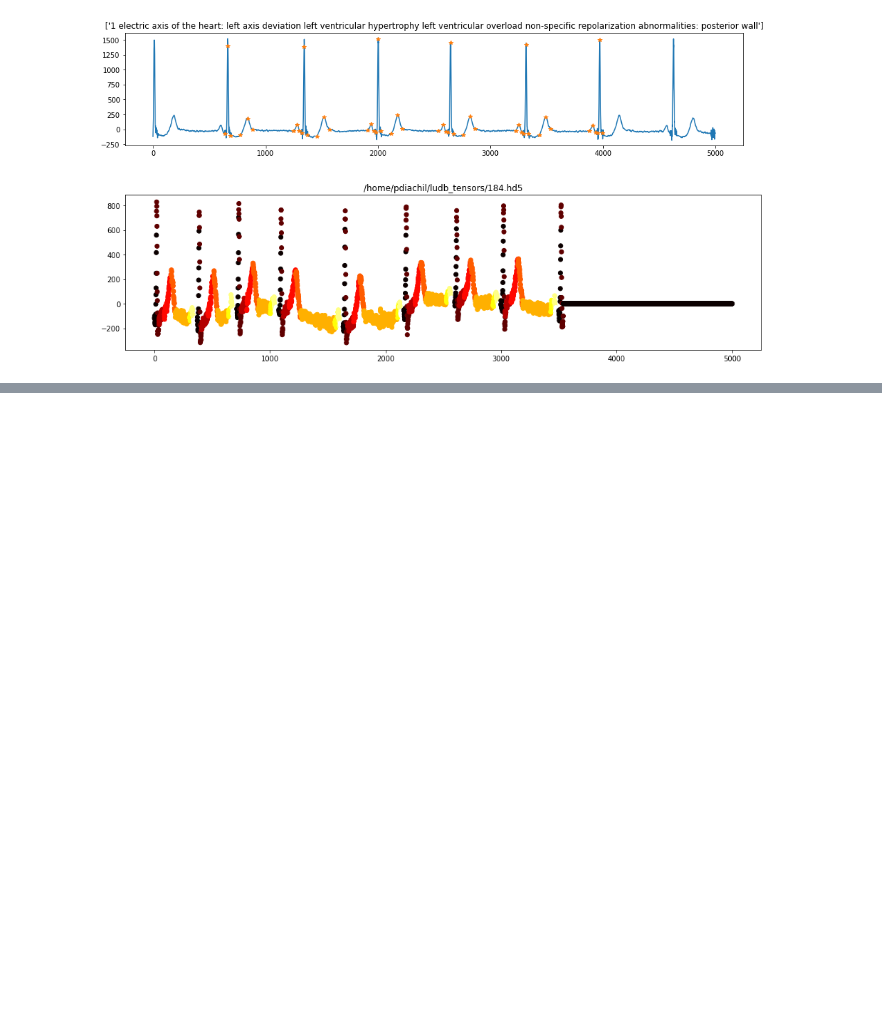
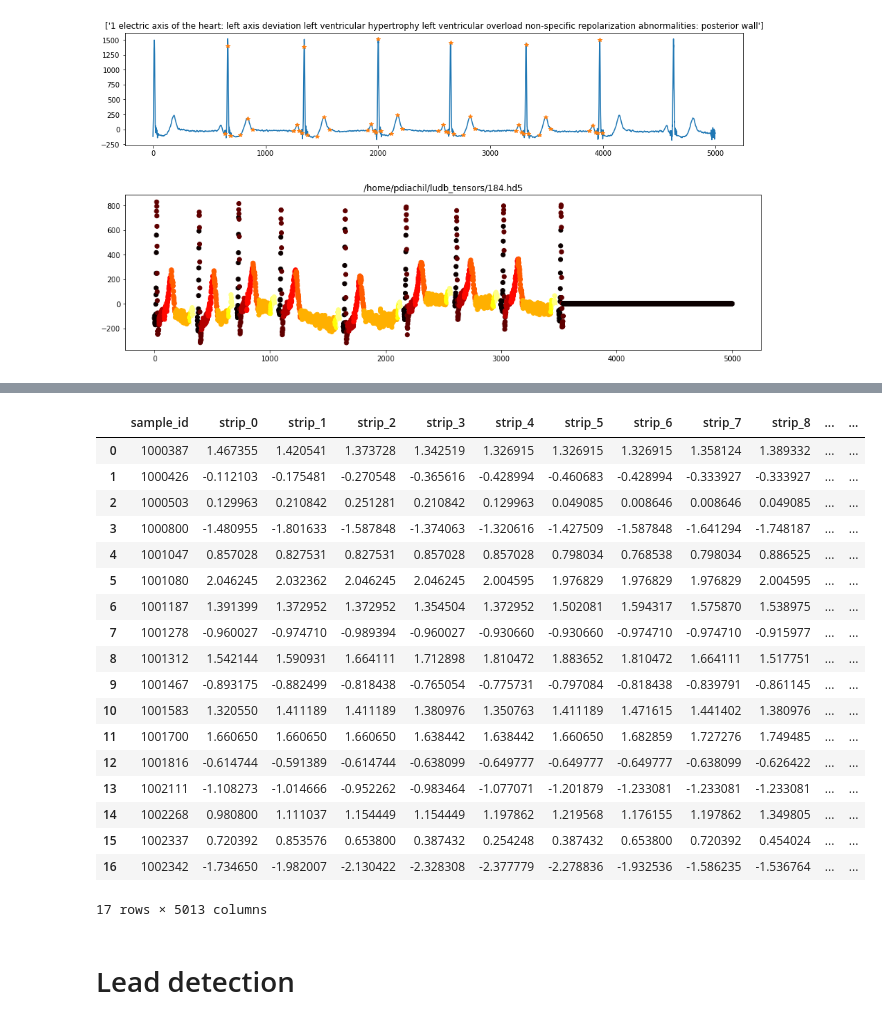
Before and after one commit to deflaux/ml4h, a Jupyter notebook: notebooks/ecg/Tensorize LUDB.ipynb, the cells around one changed output, grey strips where cells are left out. Drawn from its saved outputs; the diff is of its cells as text; code cells hidden in the pictures; blank space fills up the shorter version.

Commit message:
Added lead detection

```diff
--- a/notebooks/ecg/Tensorize LUDB.ipynb
+++ b/notebooks/ecg/Tensorize LUDB.ipynb
@@ -248,0 +225,34 @@ plt.plot(warped)
+# %%
+b = tmaps_with_properties_from_keys(
+    '/mnt/disks/ecg-rest-37k-tensors/2019-11-04/',
+    {
+        'ecg_rest_random_lead': lambda x: True,
+    },
+    search_size = 20,
+    dependent_tmap = _get_tmap('ecg_lead_detection')
+)
+dd = tmap_dic_to_dic(b)
+df = pd.DataFrame(dd)
+df
+# %% [output]
+|  | sample_id | strip_0 | strip_1 | strip_2 | strip_3 | strip_4 | strip_5 | strip_6 | strip_7 | strip_8 | ... | ... |
+| 0 | 1000387 | 1.467355 | 1.420541 | 1.373728 | 1.342519 | 1.326915 | 1.326915 | 1.326915 | 1.358124 | 1.389332 | ... | ... |
+| 1 | 1000426 | -0.112103 | -0.175481 | -0.270548 | -0.365616 | -0.428994 | -0.460683 | -0.428994 | -0.333927 | -0.333927 | ... | ... |
+| 2 | 1000503 | 0.129963 | 0.210842 | 0.251281 | 0.210842 | 0.129963 | 0.049085 | 0.008646 | 0.008646 | 0.049085 | ... | ... |
+| 3 | 1000800 | -1.480955 | -1.801633 | -1.587848 | -1.374063 | -1.320616 | -1.427509 | -1.587848 | -1.641294 | -1.748187 | ... | ... |
+| 4 | 1001047 | 0.857028 | 0.827531 | 0.827531 | 0.857028 | 0.857028 | 0.798034 | 0.768538 | 0.798034 | 0.886525 | ... | ... |
+| 5 | 1001080 | 2.046245 | 2.032362 | 2.046245 | 2.046245 | 2.004595 | 1.976829 | 1.976829 | 1.976829 | 2.004595 | ... | ... |
+| 6 | 1001187 | 1.391399 | 1.372952 | 1.372952 | 1.354504 | 1.372952 | 1.502081 | 1.594317 | 1.575870 | 1.538975 | ... | ... |
+| 7 | 1001278 | -0.960027 | -0.974710 | -0.989394 | -0.960027 | -0.930660 | -0.930660 | -0.974710 | -0.974710 | -0.915977 | ... | ... |
+| 8 | 1001312 | 1.542144 | 1.590931 | 1.664111 | 1.712898 | 1.810472 | 1.883652 | 1.810472 | 1.664111 | 1.517751 | ... | ... |
+| 9 | 1001467 | -0.893175 | -0.882499 | -0.818438 | -0.765054 | -0.775731 | -0.797084 | -0.818438 | -0.839791 | -0.861145 | ... | ... |
+| 10 | 1001583 | 1.320550 | 1.411189 | 1.411189 | 1.380976 | 1.350763 | 1.411189 | 1.471615 | 1.441402 | 1.380976 | ... | ... |
+| 11 | 1001700 | 1.660650 | 1.660650 | 1.660650 | 1.638442 | 1.638442 | 1.660650 | 1.682859 | 1.727276 | 1.749485 | ... | ... |
+| 12 | 1001816 | -0.614744 | -0.591389 | -0.614744 | -0.638099 | -0.649777 | -0.649777 | -0.649777 | -0.638099 | -0.626422 | ... | ... |
+| 13 | 1002111 | -1.108273 | -1.014666 | -0.952262 | -0.983464 | -1.077071 | -1.201879 | -1.233081 | -1.233081 | -1.233081 | ... | ... |
+| 14 | 1002268 | 0.980800 | 1.111037 | 1.154449 | 1.154449 | 1.197862 | 1.219568 | 1.176155 | 1.197862 | 1.349805 | ... | ... |
+| 15 | 1002337 | 0.720392 | 0.853576 | 0.653800 | 0.387432 | 0.254248 | 0.387432 | 0.653800 | 0.720392 | 0.454024 | ... | ... |
+| 16 | 1002342 | -1.734650 | -1.982007 | -2.130422 | -2.328308 | -2.377779 | -2.278836 | -1.932536 | -1.586235 | -1.536764 | ... | ... |
+17 rows × 5013 columns
+# %% [markdown]
+# Lead detection
```
Also changed, not shown: parts of 5 cells of this notebook, 1 other file.
